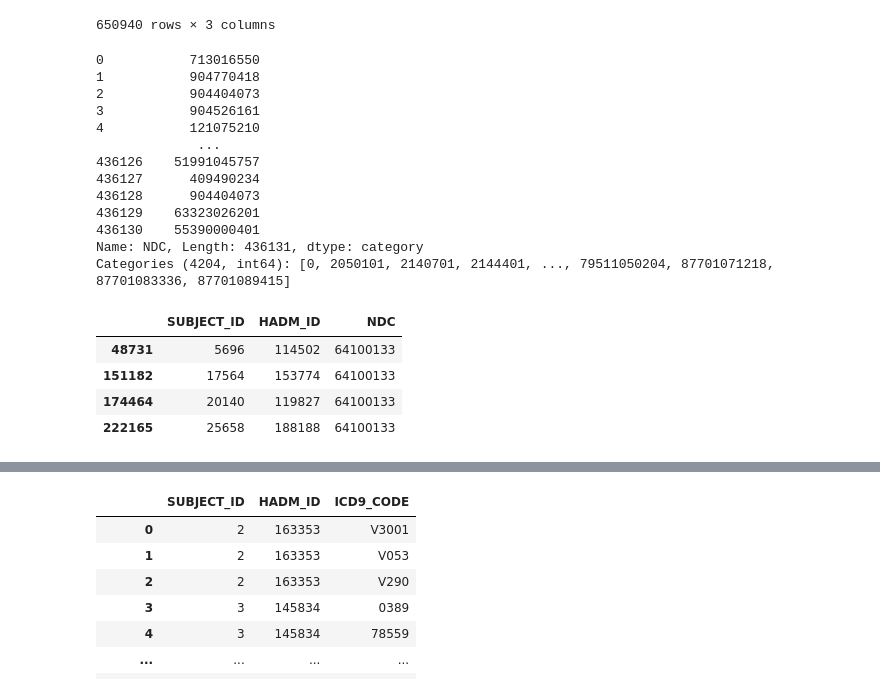
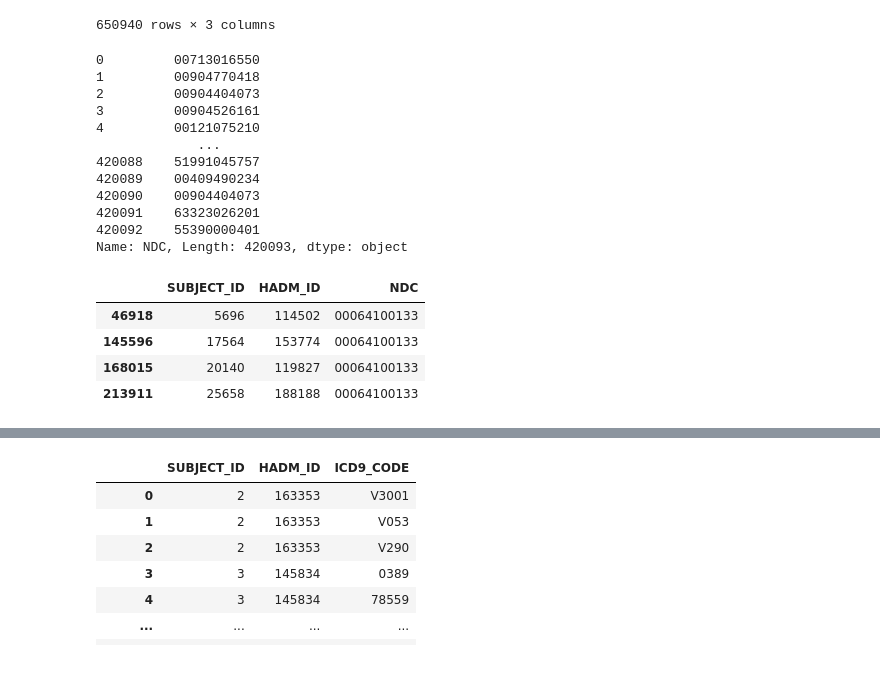
Before and after one commit to taehyeok-jang/cse6250-final-project, a Jupyter notebook: GAMENet-ref/data/EDA.ipynb, the cells around one changed output, grey strips where cells are left out. Drawn from its saved outputs; the diff is of its cells as text; code cells hidden in the pictures.

```diff
--- a/GAMENet-ref/data/EDA.ipynb
+++ b/GAMENet-ref/data/EDA.ipynb
@@ -58,11 +58,12 @@ def process_med():
                      'FORMULARY_DRUG_CD','GSN','PROD_STRENGTH','DOSE_VAL_RX',
                      'DOSE_UNIT_RX','FORM_VAL_DISP','FORM_UNIT_DISP','FORM_UNIT_DISP',
                       'ROUTE','ENDDATE','DRUG'], axis=1, inplace=True)
-    med_pd.drop(index = med_pd[med_pd['NDC'] == '0'].index, axis=0, inplace=True)
+    med_pd.drop(index = med_pd[med_pd['NDC'] == 0.0].index, axis=0, inplace=True)
+
     med_pd.fillna(method='pad', inplace=True)
     med_pd.dropna(inplace=True)
     med_pd.drop_duplicates(inplace=True)
-    med_pd['NDC'] = med_pd['NDC'].astype('int64').astype('category')
+    med_pd['NDC'] = med_pd['NDC'].apply(lambda x: '{:011.0f}'.format(x))
     med_pd['ICUSTAY_ID'] = med_pd['ICUSTAY_ID'].astype('int64')
     med_pd['STARTDATE'] = pd.to_datetime(med_pd['STARTDATE'], format='%Y-%m-%d %H:%M:%S')
     med_pd.sort_values(by=['SUBJECT_ID', 'HADM_ID', 'ICUSTAY_ID', 'STARTDATE'], inplace=True)
@@ -157,29 +174,28 @@ med_pd_tmp = med_pd.copy()
 # %%
 med_pd_tmp['NDC']
 # %% [output]
-0           713016550
-1           904770418
-2           904404073
-3           904526161
-4           121075210
+0         00713016550
+1         00904770418
+2         00904404073
+3         00904526161
+4         00121075210
              ...
-436126    51991045757
-436127      409490234
-436128      904404073
-436129    63323026201
-436130    55390000401
-Name: NDC, Length: 436131, dtype: category
-Categories (4204, int64): [0, 2050101, 2140701, 2144401, ..., 79511050204, 87701071218, 87701083336, 87701089415]
+420088    51991045757
+420089    00409490234
+420090    00904404073
+420091    63323026201
+420092    55390000401
+Name: NDC, Length: 420093, dtype: object
 # %%
-med_pd_tmp[med_pd_tmp['NDC'] == 64100133]
+med_pd_tmp[med_pd_tmp['NDC'] == '00064100133']
 # med_pd_tmp['NDC']
 # 00338500341
 # %% [output]
 |  | SUBJECT_ID | HADM_ID | NDC |
-| 48731 | 5696 | 114502 | 64100133 |
-| 151182 | 17564 | 153774 | 64100133 |
-| 174464 | 20140 | 119827 | 64100133 |
-| 222165 | 25658 | 188188 | 64100133 |
+| 46918 | 5696 | 114502 | 00064100133 |
+| 145596 | 17564 | 153774 | 00064100133 |
+| 168015 | 20140 | 119827 | 00064100133 |
+| 213911 | 25658 | 188188 | 00064100133 |
 # %%
 def ndc2atc4(med_pd):
     with open(ndc2rxnorm_file, 'r') as f:
```
Also changed, not shown: parts of 30 cells of this notebook, 18 other files.
